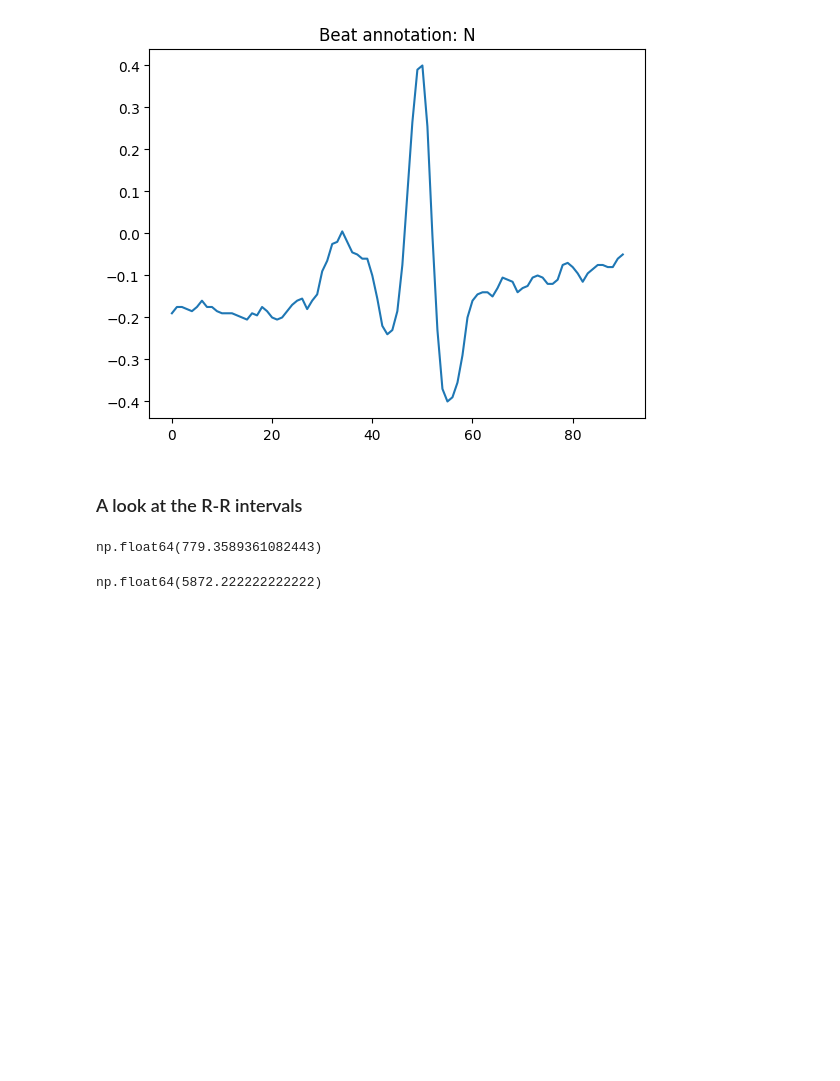
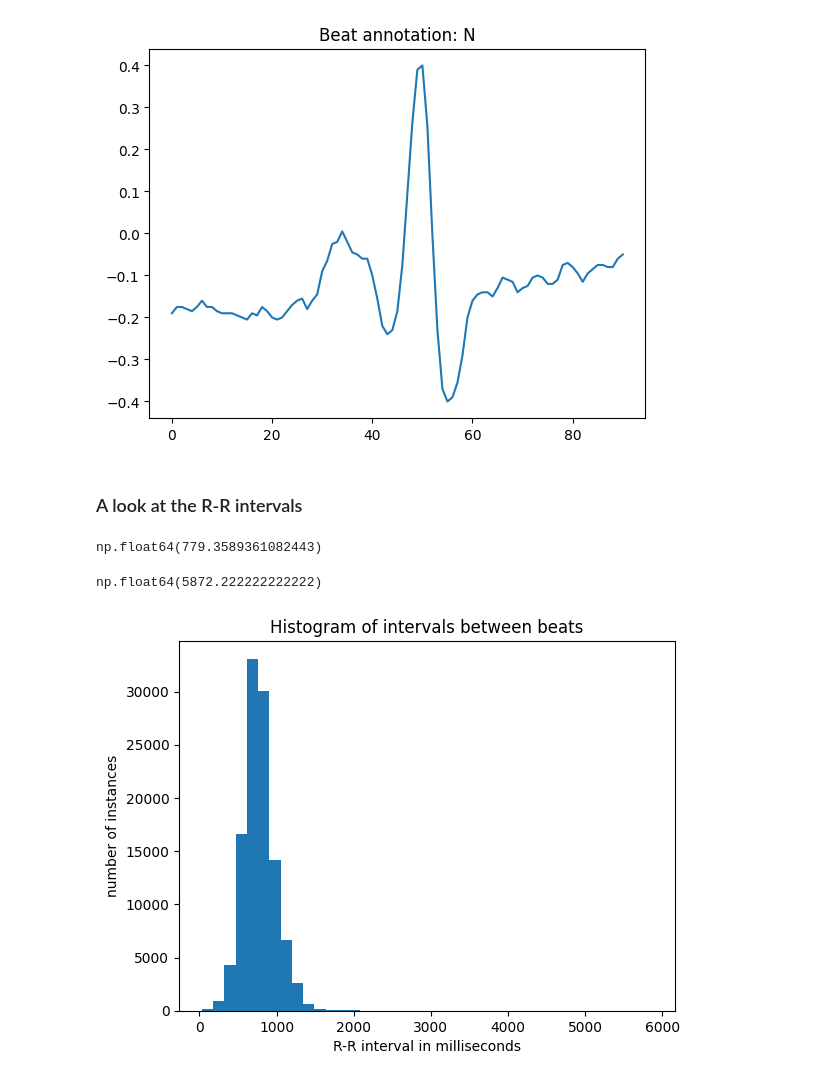
Before and after one commit to Tr0ph1c/ECG-Classifier, a Jupyter notebook: testing/dataset analysis.ipynb, the cells around one changed output. Drawn from its saved outputs; the diff is of its cells as text; code cells hidden in the pictures; blank space fills up the shorter version.

```diff
--- a/testing/dataset analysis.ipynb
+++ b/testing/dataset analysis.ipynb
@@ -67,3 +67,12 @@ np.float64(779.3589361082443)
 data['rr_interval'].max() # Almost 6 seconds straight with no beats in an instance!
 # %% [output]
 np.float64(5872.222222222222)
+# %%
+rr_intervals = data['rr_interval'].to_list()
+plt.title("Histogram of intervals between beats")
+plt.hist(rr_intervals, bins=40)
+plt.xlabel("R-R interval in milliseconds")
+plt.ylabel("number of instances")
+plt.show()
+# %% [output]
+[figure, added]
```
Also changed, not shown: parts of 1 cell of this notebook.
